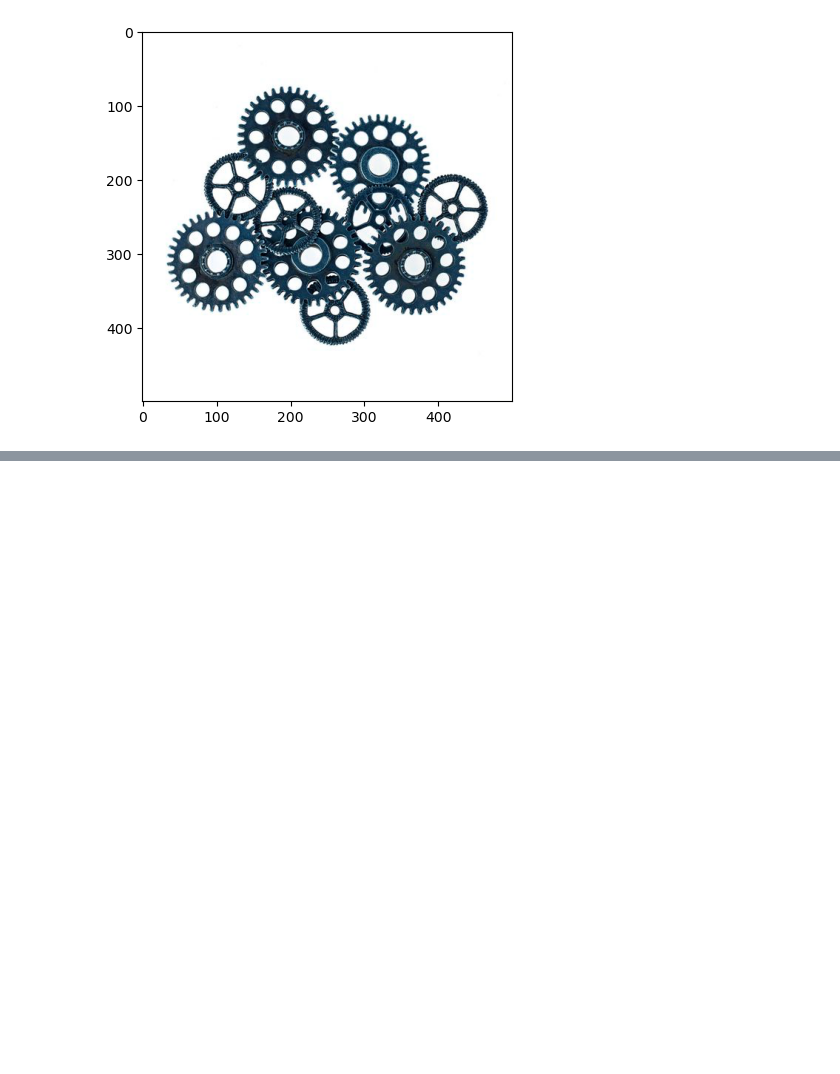
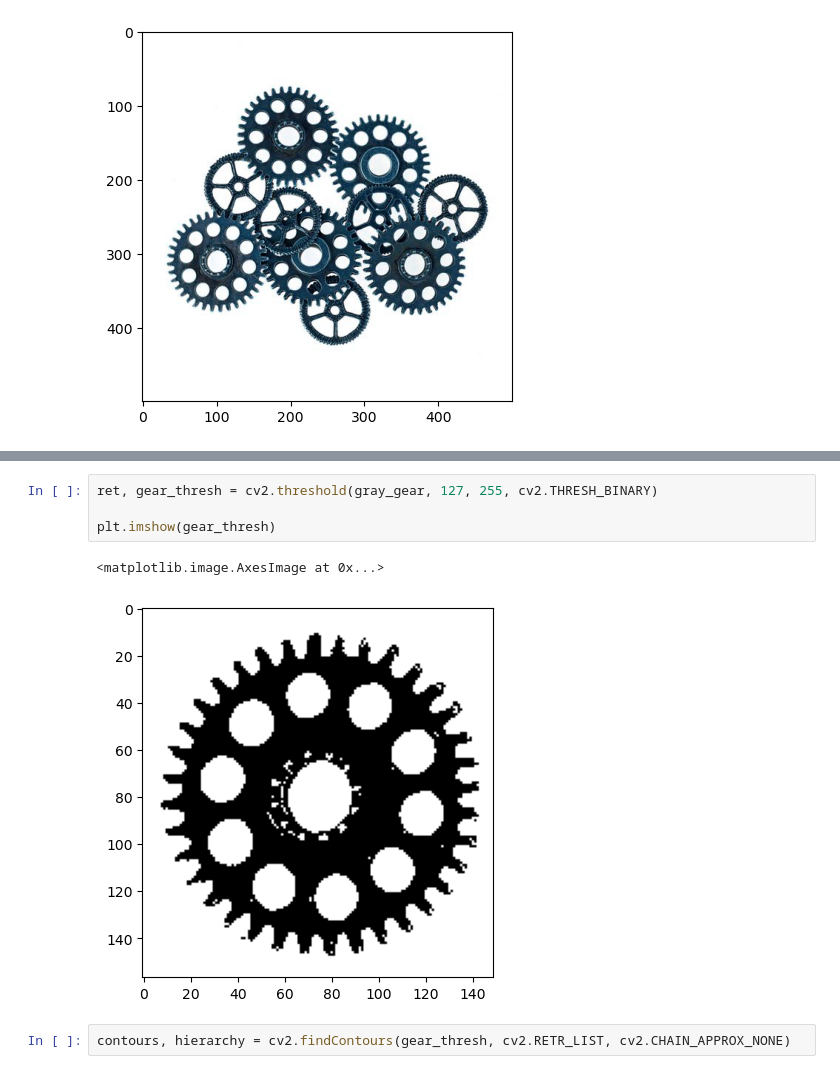
Before and after one commit to MrWlobo/Zaawansowane_Algorytmy_Wizyjne, a Jupyter notebook: Lab04/ZAW_Lab04.ipynb, the cells around one changed output, grey strips where cells are left out. Cells and saved outputs as stored; diff of their text form; blank space fills up the shorter version.

```diff
--- a/Lab04/ZAW_Lab04.ipynb
+++ b/Lab04/ZAW_Lab04.ipynb
@@ -22,0 +32,9 @@ plt.imshow(gears)
+# %%
+ret, gear_thresh = cv2.threshold(gray_gear, 127, 255, cv2.THRESH_BINARY)
+
+plt.imshow(gear_thresh)
+# %% [output]
+<matplotlib.image.AxesImage at 0x...>
+[figure, added]
+# %%
+contours, hierarchy = cv2.findContours(gear_thresh, cv2.RETR_LIST, cv2.CHAIN_APPROX_NONE)
```
Also changed, not shown: parts of 6 cells of this notebook.
